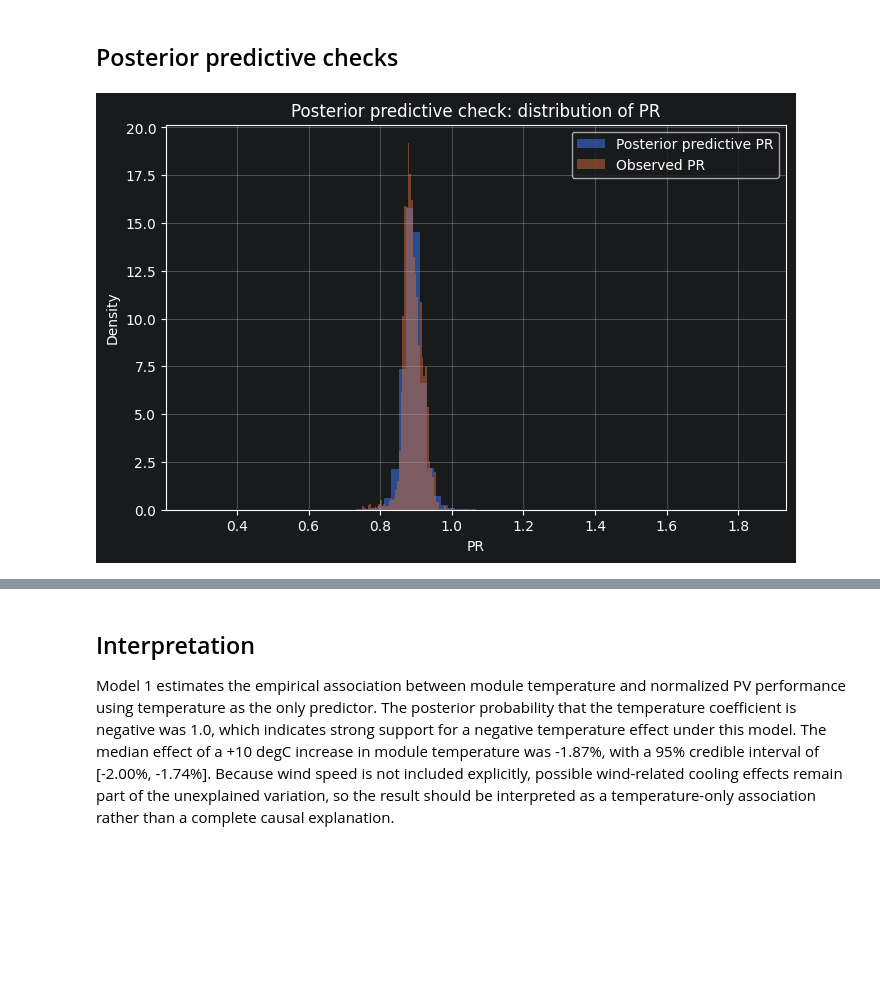
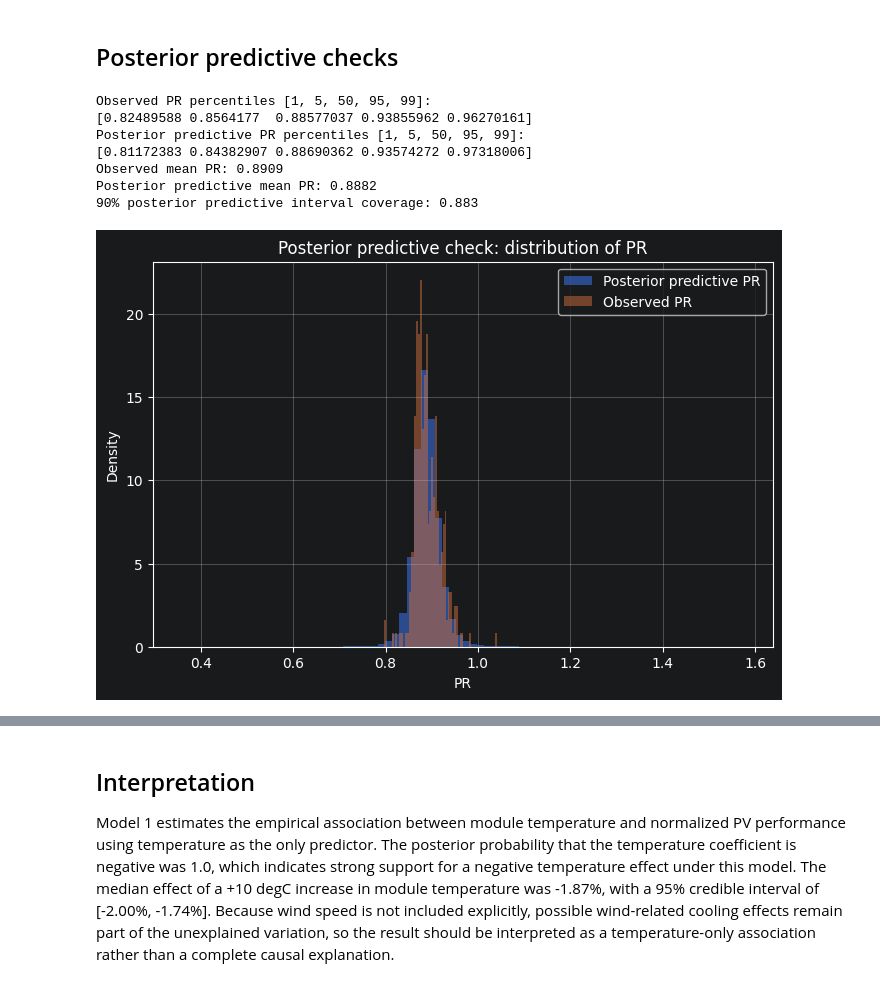
Before and after one commit to mkrzyzowska/Bayesian-Data-Analytics-PV-Project, a Jupyter notebook: model_1_temperature.ipynb, the cells around one changed output, grey strips where cells are left out. Saved outputs shown, nothing was run; the diff lists cells and outputs as text; code cells hidden in the pictures; blank space fills up the shorter version.

```diff
--- a/model_1_temperature.ipynb
+++ b/model_1_temperature.ipynb
@@ -79,24 +74,9 @@ rng = np.random.default_rng(RANDOM_SEED)
 
 # Set to None if you want to use all data.
 # During development 3000-5000 rows are enough and much faster.
-MAX_N = 5000
+MAX_N = 300
 
-CANDIDATE_DATA_FILES = [
-    Path("clean_ground_2016_summer.csv"),
-    Path("onemin-Ground-2016/clean_ground_2016_summer.csv"),
-    Path("onemin-Ground-2016/2016/clean_ground_2016_summer.csv"),
-    Path("data/clean_ground_2016_summer.csv"),
-]
-
-for p in CANDIDATE_DATA_FILES:
-    if p.exists():
-        CLEAN_DATA_PATH = p
-        break
-else:
-    raise FileNotFoundError(
-        "Clean data file not found. Put clean_ground_2016_summer.csv in the project folder "
-        "or update CANDIDATE_DATA_FILES."
-    )
+CLEAN_DATA_PATH = Path("onemin-Ground-2016/2016/clean_ground_2016_summer.csv")
 
 print("Using clean data:", CLEAN_DATA_PATH)
 
@@ -462,24 +428,45 @@ Effect per +1 degC [%] percentiles:
 # %%
 
 y_pred = fit.stan_variable("y_pred")
 PR_pred = fit.stan_variable("PR_pred")
 
+# Marginal posterior predictive check: compare the distribution of replicated PR
+# values generated by the fitted model with the observed PR distribution.
 idx = rng.choice(PR_pred.shape[0], size=min(200, PR_pred.shape[0]), replace=False)
 PR_ppc_flat = PR_pred[idx, :].reshape(-1)
 PR_ppc_flat = PR_ppc_flat[np.isfinite(PR_ppc_flat)]
 PR_ppc_flat = PR_ppc_flat[(PR_ppc_flat > 0) & (PR_ppc_flat < 2.0)]
+
+pred_low = np.percentile(PR_pred, 5, axis=0)
+pred_high = np.percentile(PR_pred, 95, axis=0)
+coverage_90 = np.mean((PR_obs >= pred_low) & (PR_obs <= pred_high))
+
+print("Observed PR percentiles [1, 5, 50, 95, 99]:")
+print(np.percentile(PR_obs, [1, 5, 50, 95, 99]))
+print("Posterior predictive PR percentiles [1, 5, 50, 95, 99]:")
+print(np.percentile(PR_pred.reshape(-1), [1, 5, 50, 95, 99]))
+print(f"Observed mean PR: {np.mean(PR_obs):.4f}")
+print(f"Posterior predictive mean PR: {np.mean(PR_pred):.4f}")
+print(f"90% posterior predictive interval coverage: {coverage_90:.3f}")
 
 plt.figure(figsize=(8, 5))
 plt.hist(PR_ppc_flat, bins=80, density=True, alpha=0.6, label="Posterior predictive PR")
 plt.hist(PR_obs, bins=60, density=True, alpha=0.5, label="Observed PR")
 plt.xlabel("PR")
 plt.ylabel("Density")
 plt.title("Posterior predictive check: distribution of PR")
 plt.legend()
 plt.grid(True)
 plt.show()
 # %% [output]
+Observed PR percentiles [1, 5, 50, 95, 99]:
+[0.82489588 0.8564177  0.88577037 0.93855962 0.96270161]
+Posterior predictive PR percentiles [1, 5, 50, 95, 99]:
+[0.81172383 0.84382907 0.88690362 0.93574272 0.97318006]
+Observed mean PR: 0.8909
+Posterior predictive mean PR: 0.8882
+90% posterior predictive interval coverage: 0.883
-[figure, old version]
+[figure, new version]
 # %%
 
 bins = np.linspace(x_T.min(), x_T.max(), 40)
```
Also changed, not shown: parts of 14 cells of this notebook.
